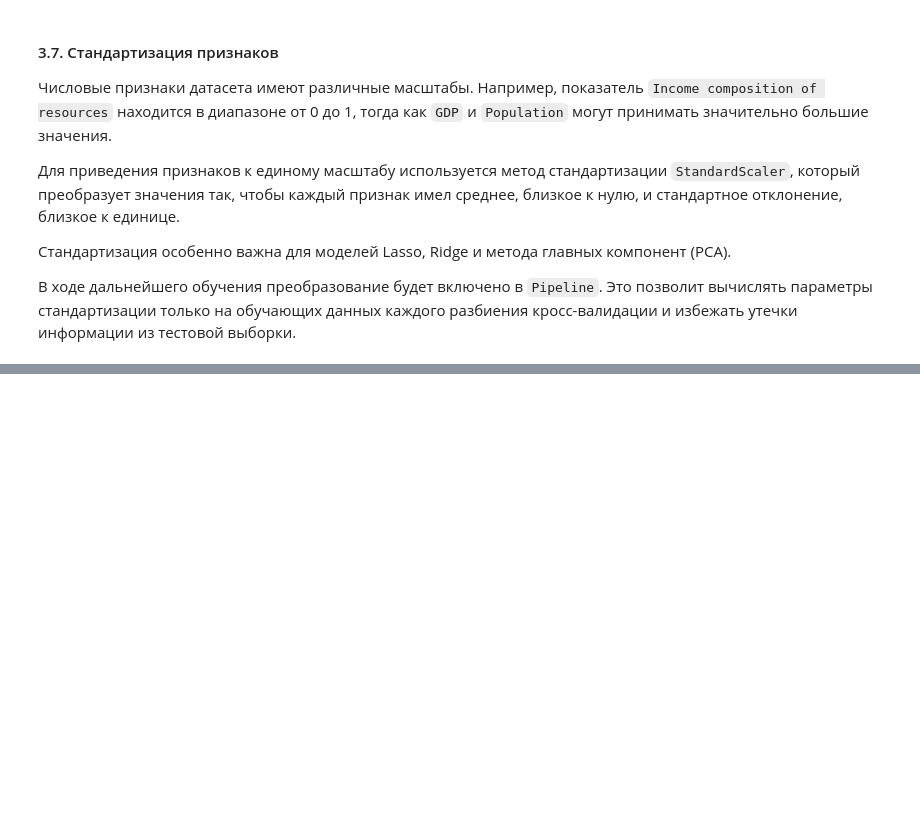
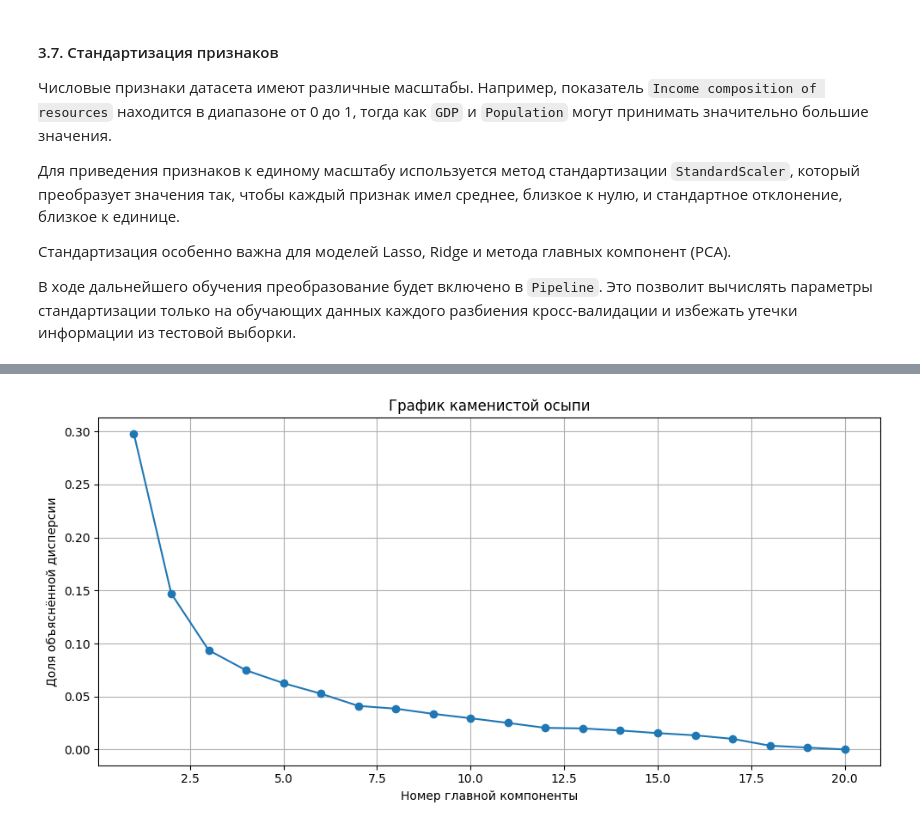
Before and after one commit to anna-1225/lab_1_machine_learning, a Jupyter notebook: report.ipynb, the cells around one changed output, grey strips where cells are left out. Saved outputs shown, nothing was run; the diff lists cells and outputs as text; code cells hidden in the pictures; blank space fills up the shorter version.

```diff
--- a/report.ipynb
+++ b/report.ipynb
@@ -409,0 +726,17 @@ plt.show()
+# %%
+from sklearn.decomposition import PCA
+
+scaler_pca = StandardScaler()
+X_train_scaled = scaler_pca.fit_transform(X_train)
+
+pca = PCA()
+pca.fit(X_train_scaled)
+
+variance = pca.explained_variance_ratio_
+cumulative_variance = np.cumsum(variance)
+
+print("Объяснённая дисперсия:")
+print(np.round(variance, 3))
+
+print("Накопленная дисперсия:")
+print(np.round(cumulative_variance, 3))
@@ -409,0 +756,18 @@ plt.show()
+# %%
+plt.figure(figsize=(10, 5))
+
+plt.plot(
+    range(1, len(variance) + 1),
+    variance,
+    marker="o"
+)
+
+plt.title("График каменистой осыпи")
+plt.xlabel("Номер главной компоненты")
+plt.ylabel("Доля объяснённой дисперсии")
+
+plt.grid(True)
+plt.tight_layout()
+plt.show()
+# %% [output]
+[figure, added]
```
Also changed, not shown: parts of 45 cells of this notebook, 26 other files.
